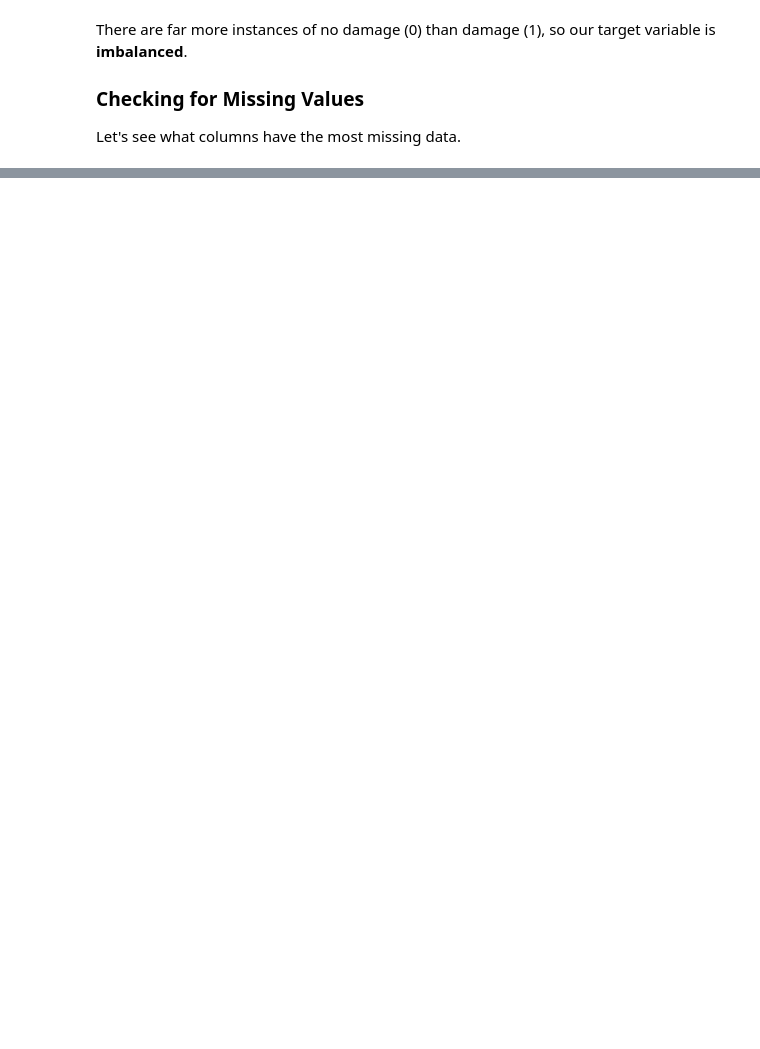
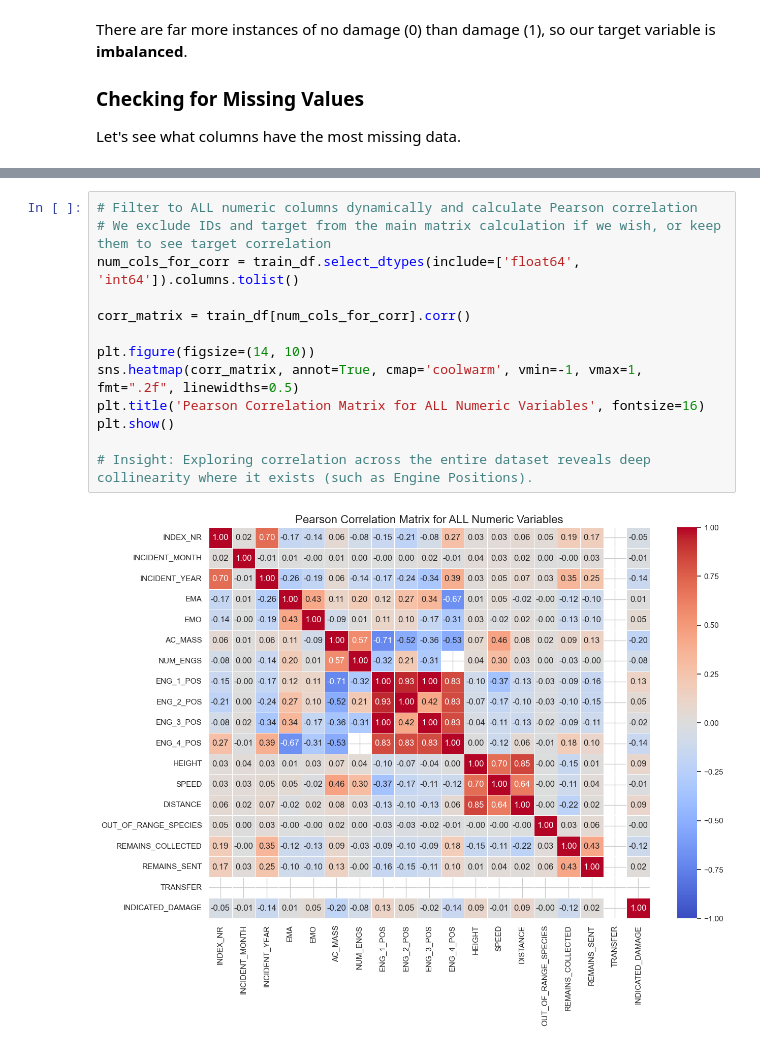
Before and after one commit to ManningHaskal/ML-course-project, a Jupyter notebook: fall-2026-ml-course-project/wildlife_strikes_analysis.ipynb, the cells around one changed output, grey strips where cells are left out. Saved outputs shown, nothing was run; the diff lists cells and outputs as text; blank space fills up the shorter version.

```diff
--- a/fall-2026-ml-course-project/wildlife_strikes_analysis.ipynb
+++ b/fall-2026-ml-course-project/wildlife_strikes_analysis.ipynb
@@ -56,0 +176,15 @@ plt.show()
+# %%
+# Filter to ALL numeric columns dynamically and calculate Pearson correlation
+# We exclude IDs and target from the main matrix calculation if we wish, or keep them to see target correlation
+num_cols_for_corr = train_df.select_dtypes(include=['float64', 'int64']).columns.tolist()
+
+corr_matrix = train_df[num_cols_for_corr].corr()
+
+plt.figure(figsize=(14, 10))
+sns.heatmap(corr_matrix, annot=True, cmap='coolwarm', vmin=-1, vmax=1, fmt=".2f", linewidths=0.5)
+plt.title('Pearson Correlation Matrix for ALL Numeric Variables', fontsize=16)
+plt.show()
+
+# Insight: Exploring correlation across the entire dataset reveals deep collinearity where it exists (such as Engine Positions).
+# %% [output]
+[figure, added]
```
Also changed, not shown: parts of 12 cells of this notebook, 4 other files.
